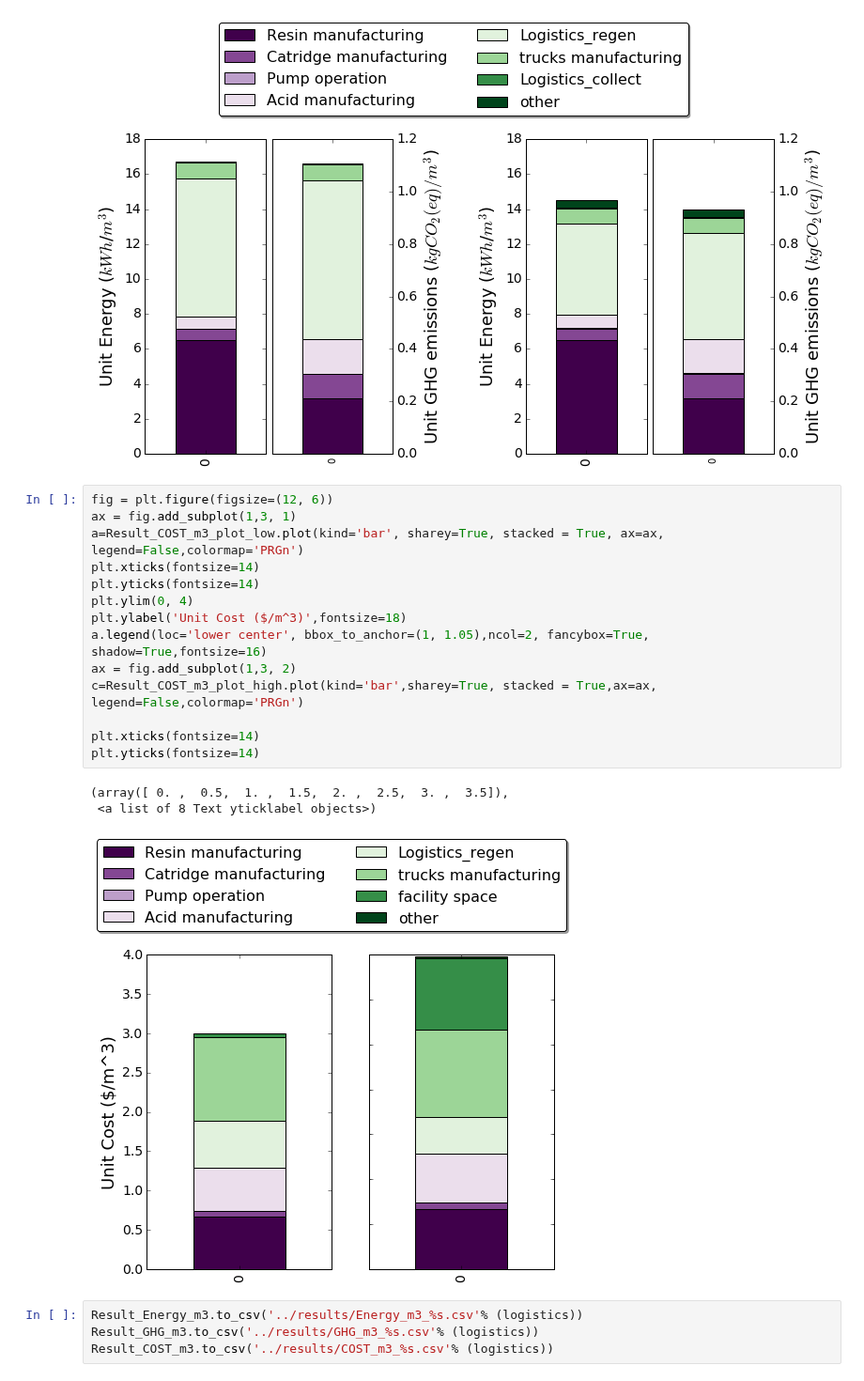
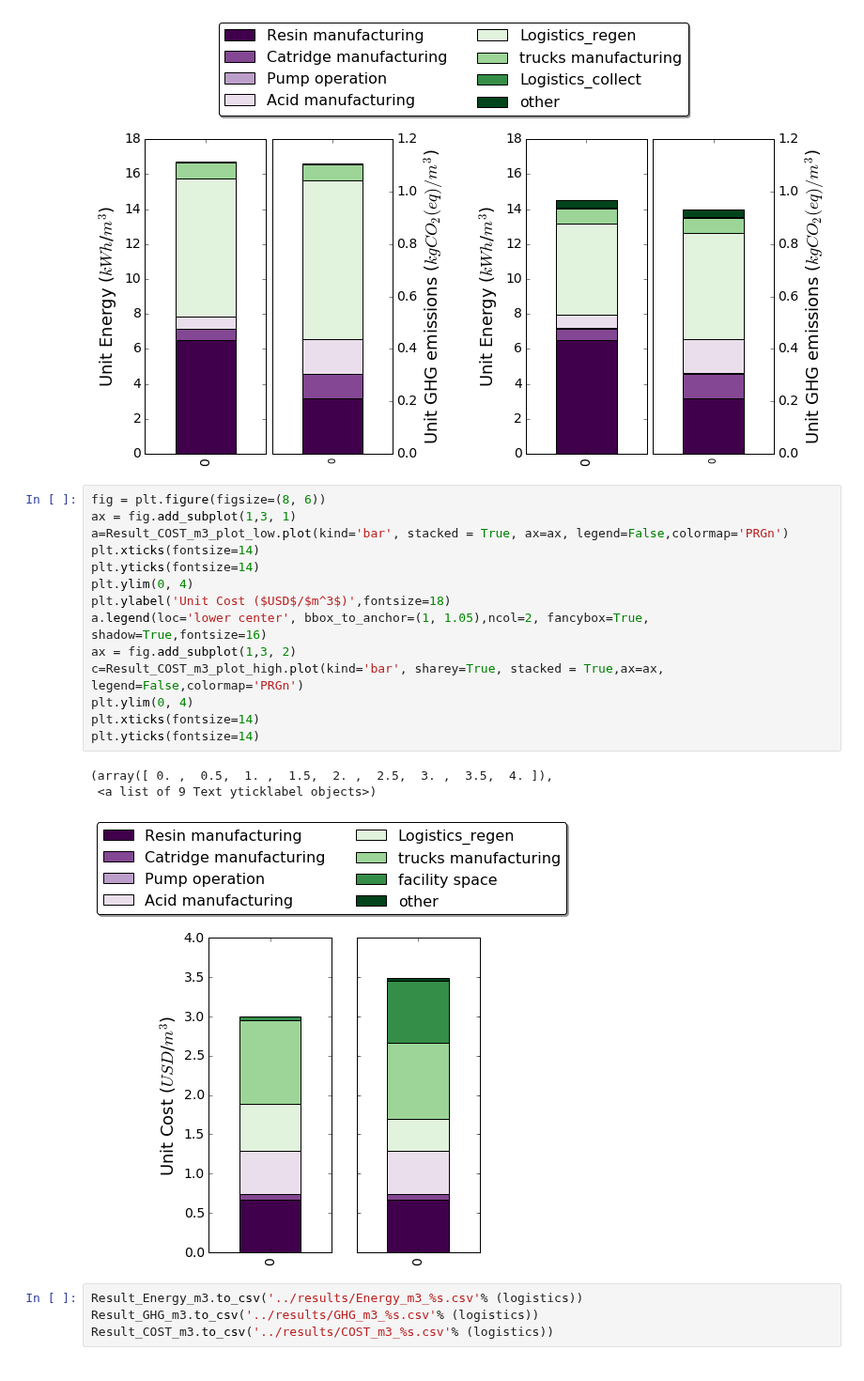
Before and after one commit to okavvada/Urine-Project, a Jupyter notebook: Run_LCA_model.ipynb, the cells around one changed output. Shown at 94% size. Saved outputs shown, nothing was run; the diff lists cells and outputs as text.

Commit message:
cost graph

```diff
--- a/Run_LCA_model.ipynb
+++ b/Run_LCA_model.ipynb
@@ -179,23 +179,23 @@ plt.yticks(fontsize=14)
  <a list of 7 Text yticklabel objects>)
 [figure]
 # %%
-fig = plt.figure(figsize=(12, 6))
+fig = plt.figure(figsize=(8, 6))
 ax = fig.add_subplot(1,3, 1)
-a=Result_COST_m3_plot_low.plot(kind='bar', sharey=True, stacked = True, ax=ax, legend=False,colormap='PRGn')
+a=Result_COST_m3_plot_low.plot(kind='bar', stacked = True, ax=ax, legend=False,colormap='PRGn')
 plt.xticks(fontsize=14)
 plt.yticks(fontsize=14)
 plt.ylim(0, 4)
-plt.ylabel('Unit Cost ($/m^3)',fontsize=18)
+plt.ylabel('Unit Cost ($USD$/$m^3$)',fontsize=18)
 a.legend(loc='lower center', bbox_to_anchor=(1, 1.05),ncol=2, fancybox=True, shadow=True,fontsize=16)
 ax = fig.add_subplot(1,3, 2)
-c=Result_COST_m3_plot_high.plot(kind='bar',sharey=True, stacked = True,ax=ax, legend=False,colormap='PRGn')
-
+c=Result_COST_m3_plot_high.plot(kind='bar', sharey=True, stacked = True,ax=ax, legend=False,colormap='PRGn')
+plt.ylim(0, 4)
 plt.xticks(fontsize=14)
 plt.yticks(fontsize=14)
 # %% [output]
-(array([ 0. ,  0.5,  1. ,  1.5,  2. ,  2.5,  3. ,  3.5]),
- <a list of 8 Text yticklabel objects>)
+(array([ 0. ,  0.5,  1. ,  1.5,  2. ,  2.5,  3. ,  3.5,  4. ]),
+ <a list of 9 Text yticklabel objects>)
-[figure, old version]
+[figure, new version]
 # %%
 Result_Energy_m3.to_csv('../results/Energy_m3_%s.csv'% (logistics))
 Result_GHG_m3.to_csv('../results/GHG_m3_%s.csv'% (logistics))
```
